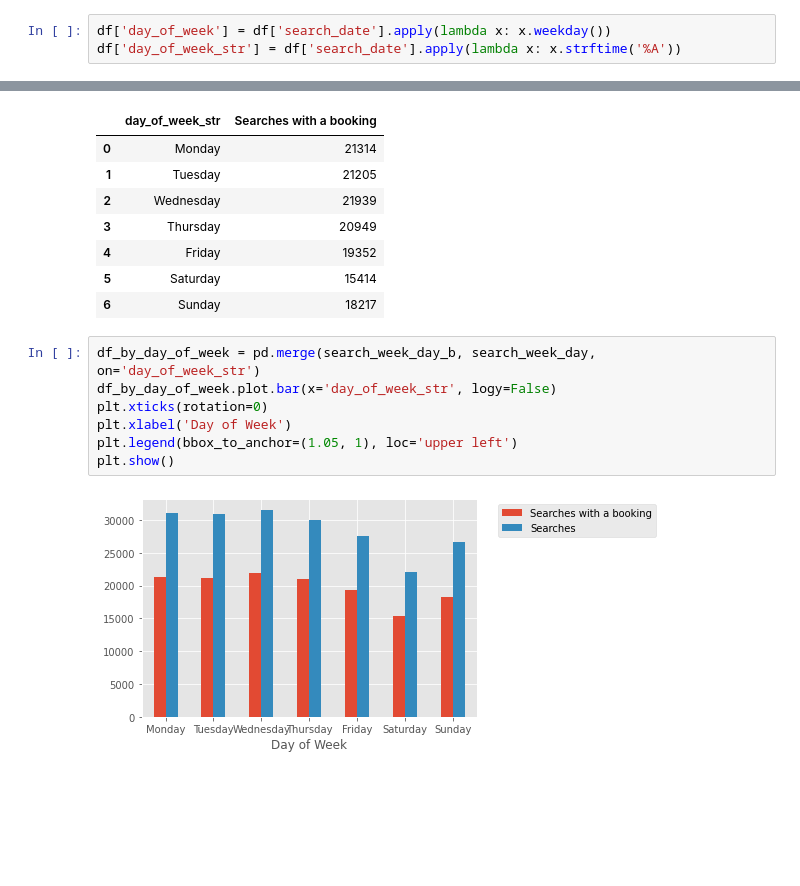
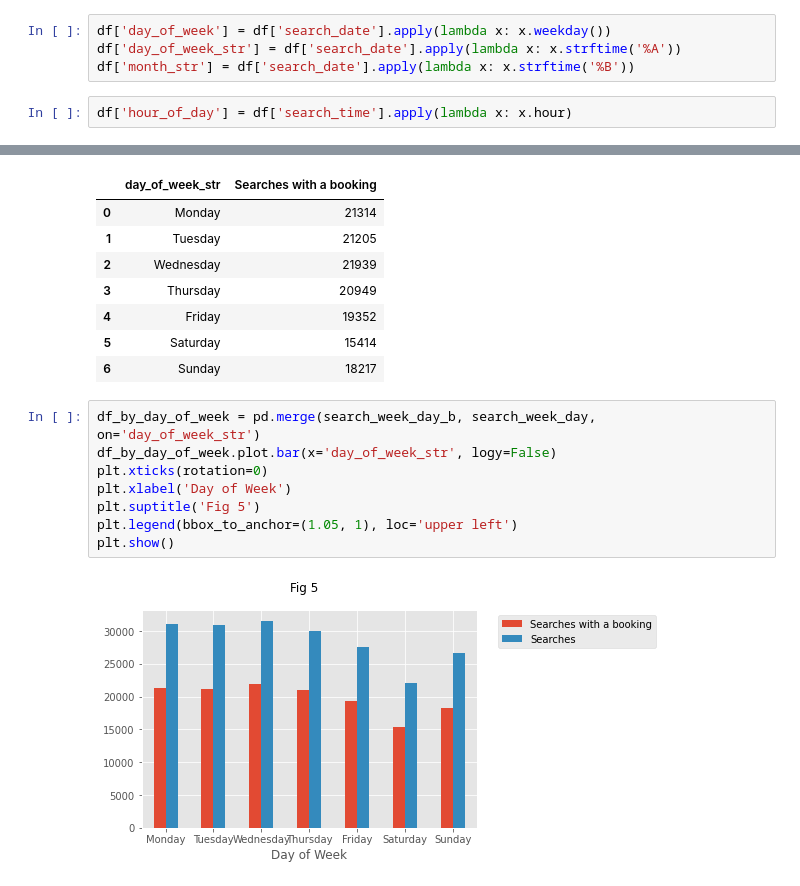
Before and after one commit to lkuffo/dm-kaggle, a Jupyter notebook: EDA 1.ipynb, the cells around one changed output, grey strips where cells are left out. Saved outputs shown, nothing was run; the diff lists cells and outputs as text; blank space fills up the shorter version.

```diff
--- a/EDA 1.ipynb
+++ b/EDA 1.ipynb
@@ -12,3 +12,6 @@ df['search_time'] = pd.to_datetime(df['date_time']).dt.time
 # %%
 df['day_of_week'] = df['search_date'].apply(lambda x: x.weekday())
 df['day_of_week_str'] = df['search_date'].apply(lambda x: x.strftime('%A'))
+df['month_str'] = df['search_date'].apply(lambda x: x.strftime('%B'))
+# %%
+df['hour_of_day'] = df['search_time'].apply(lambda x: x.hour)
@@ -247,9 +287,10 @@ Searches with a booking by day of the week
 # %%
 df_by_day_of_week = pd.merge(search_week_day_b, search_week_day, on='day_of_week_str')
 df_by_day_of_week.plot.bar(x='day_of_week_str', logy=False)
 plt.xticks(rotation=0)
 plt.xlabel('Day of Week')
+plt.suptitle('Fig 5')
 plt.legend(bbox_to_anchor=(1.05, 1), loc='upper left')
 plt.show()
 # %% [output]
-[figure, old version]
+[figure, new version]
```
Also changed, not shown: parts of 36 cells of this notebook, 2 other files.
